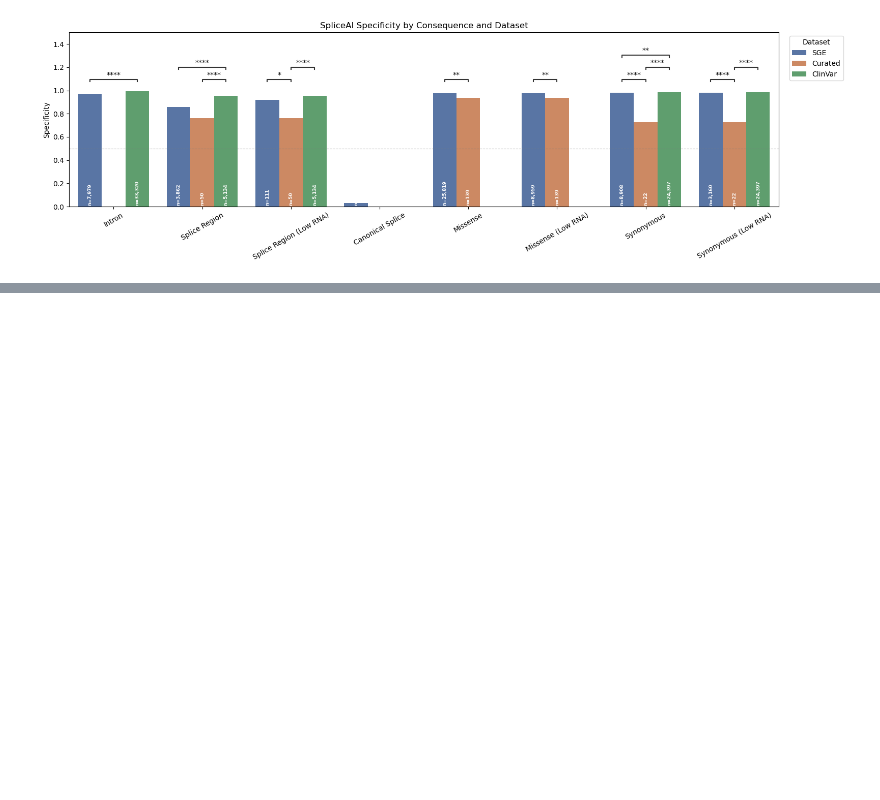
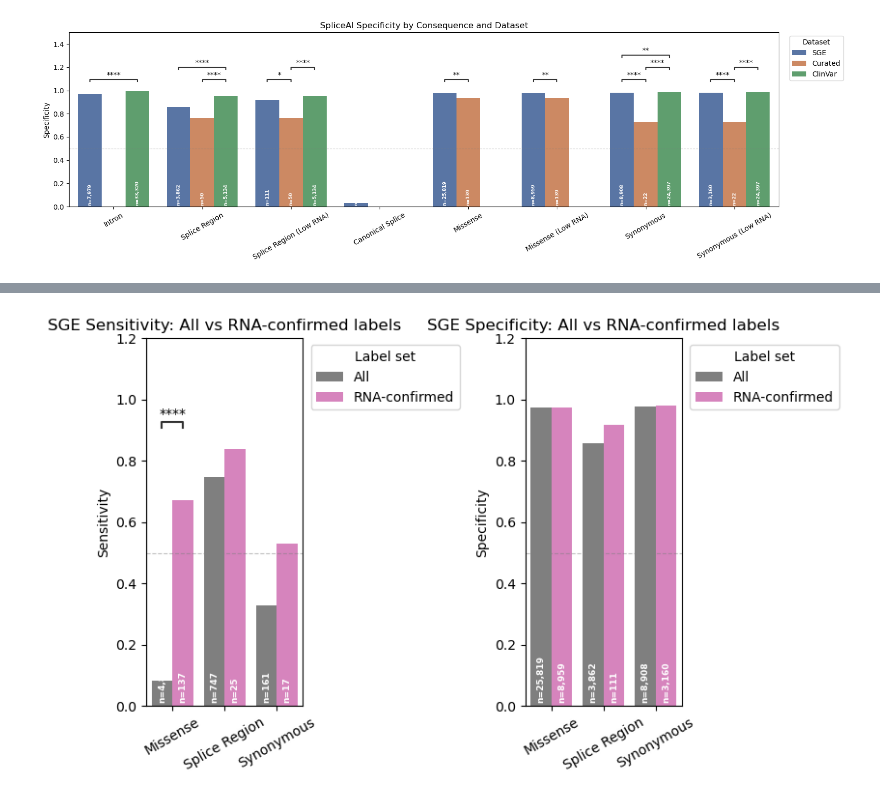
Before and after one commit to ivanw314/PillarProject_CAVA_Analysis, a Jupyter notebook: Notebooks/PP_SpliceAI_Joint_benchmarking.ipynb, the cells around one changed output, grey strips where cells are left out. Cells and saved outputs as stored; diff of their text form; code cells hidden in the pictures; blank space fills up the shorter version.

Commit message:
Update PP_SpliceAI_Joint_benchmarking.ipynb
Added comparison for statistical tests with and without RNA labels

```diff
--- a/Notebooks/PP_SpliceAI_Joint_benchmarking.ipynb
+++ b/Notebooks/PP_SpliceAI_Joint_benchmarking.ipynb
@@ -278,0 +339,76 @@ plt.show()
+# %%
+CONDITION_COLORS = {'All': '#7F7F7F', 'RNA-confirmed': '#E377C2'}
+CONDITION_ORDER  = ['All', 'RNA-confirmed']
+P_COL_RNA        = 'p_All_vs_RNA-confirmed'
+
+
+def plot_rna_comparison(sens_df, spec_df):
+    fig, axes = plt.subplots(1, 2, figsize=(max(8, len(sens_df) * 2.5), 5), sharey=False)
+
+    for ax, metric_df, metric_name in zip(axes, [sens_df, spec_df], ['Sensitivity', 'Specificity']):
+        cons_order = metric_df['consequence'].tolist()
+
+        long_rows = []
+        for _, row in metric_df.iterrows():
+            for cond in CONDITION_ORDER:
+                if not pd.isna(row[cond]):
+                    long_rows.append({
+                        'consequence': row['consequence'],
+                        'condition':   cond,
+                        'value':       row[cond],
+                        'n':           int(row[f'n_{cond}']),
+                    })
+        long_df = pd.DataFrame(long_rows)
+
+        sns.barplot(
+            data=long_df, x='consequence', y='value', hue='condition',
+            palette=CONDITION_COLORS, hue_order=CONDITION_ORDER,
+            order=cons_order, ax=ax,
+        )
+
+        # n labels on bars
+        n_hue     = len(CONDITION_ORDER)
+        bar_width = 0.8 / n_hue
+        for i, cons in enumerate(cons_order):
+            for j, cond in enumerate(CONDITION_ORDER):
+                subset = long_df[(long_df['consequence'] == cons) & (long_df['condition'] == cond)]
+                if subset.empty:
+                    continue
+                x_pos = i + (j - (n_hue - 1) / 2) * bar_width
+                ax.text(x_pos, 0.01, f'n={subset["n"].iloc[0]:,}',
+                        ha='center', va='bottom', fontsize=6.5,
+                        color='white', fontweight='bold', rotation=90)
+
+        # Significant pairs
+        sig_pairs, sig_pvals = [], []
+        for _, row in metric_df.iterrows():
+            p = row.get(P_COL_RNA, np.nan)
+            if not pd.isna(p) and p < 0.05:
+                sig_pairs.append(((row['consequence'], 'All'), (row['consequence'], 'RNA-confirmed')))
+                sig_pvals.append(p)
+
+        if sig_pairs:
+            annotator = Annotator(
+                ax, sig_pairs, data=long_df,
+                x='consequence', y='value', hue='condition',
+                order=cons_order, hue_order=CONDITION_ORDER,
+            )
+            annotator.configure(test=None, text_format='star', loc='outside', verbose=False)
+            annotator.set_pvalues_and_annotate(sig_pvals)
+
+        ax.set_title(f'SGE {metric_name}: All vs RNA-confirmed labels')
+        ax.set_xlabel('')
+        ax.set_ylabel(metric_name)
+        ax.set_ylim(0, 1.2)
+        ax.axhline(0.5, color='grey', linestyle='--', linewidth=0.8, alpha=0.5)
+        ax.tick_params(axis='x', rotation=30)
+        ax.legend(title='Label set', bbox_to_anchor=(1.01, 1), loc='upper left')
+
+    plt.tight_layout()
+    return fig
+
+
+fig_rna = plot_rna_comparison(rna_sens_df, rna_spec_df)
+plt.show()
+# %% [output]
+[figure, added]
```
Also changed, not shown: parts of 1 cell of this notebook.
